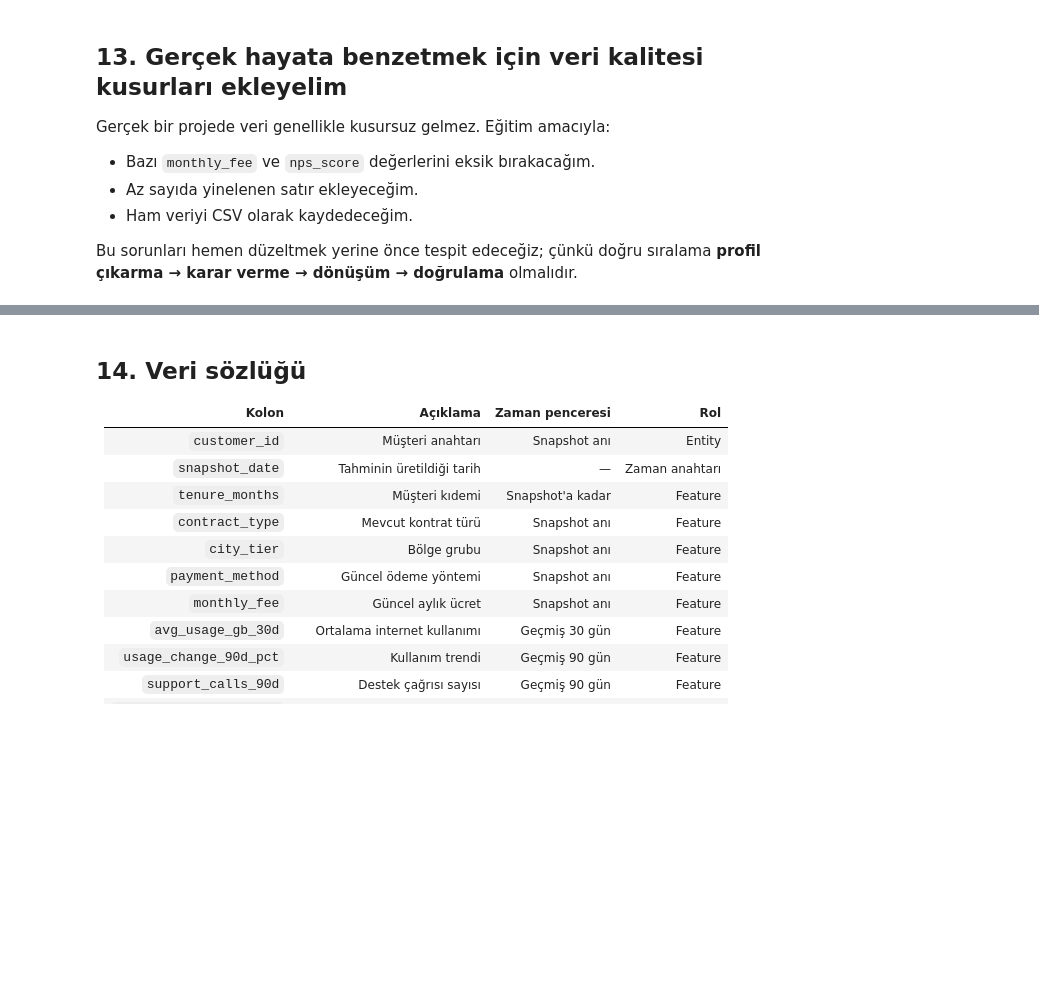
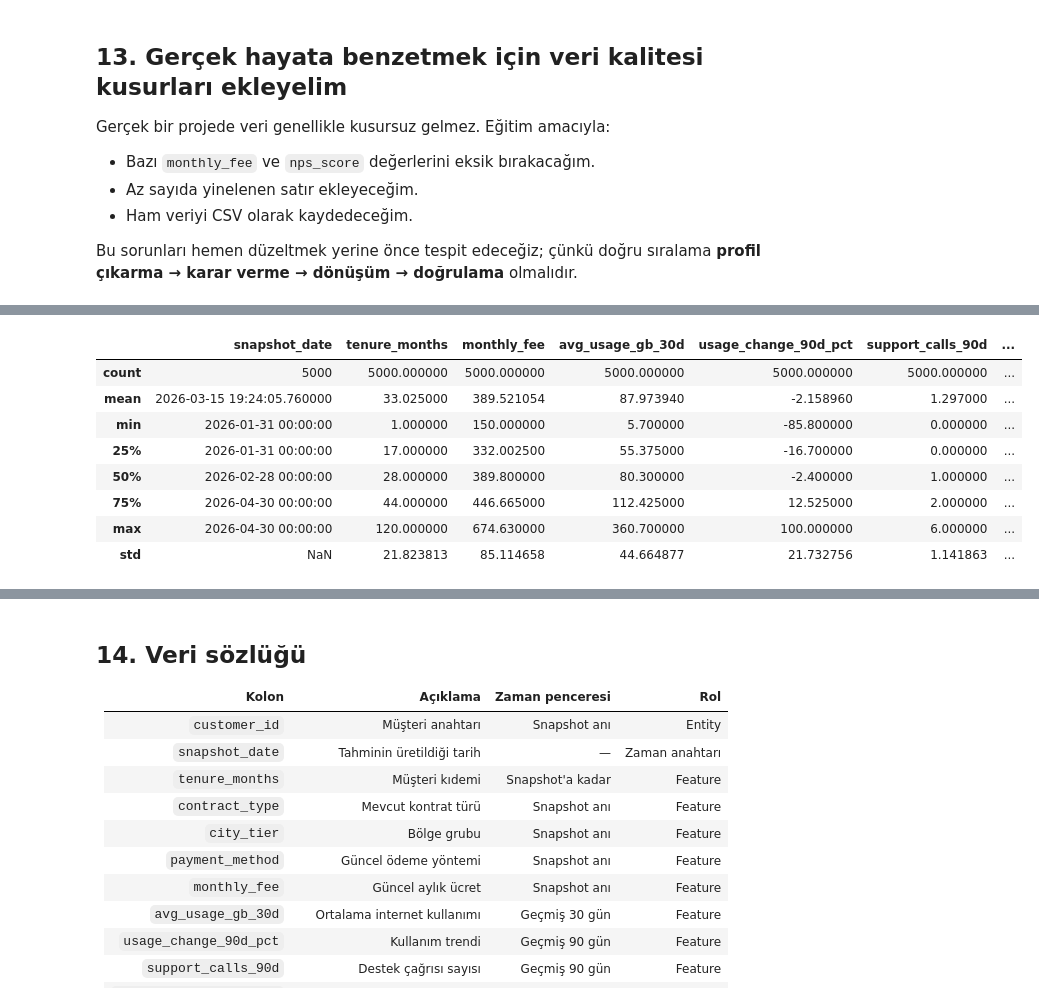
Before and after one commit to serkanars/modern-makine-ogrenmesi-mimarisi-gelistirme-dersi, a Jupyter notebook: hafta_2/Hafta_2_Problem_Tanimindan_Modellemeye_Hazir_Veriye.ipynb, the cells around one changed output, grey strips where cells are left out. Drawn from its saved outputs; the diff is of its cells as text; code cells hidden in the pictures; blank space fills up the shorter version.

```diff
--- a/hafta_2/Hafta_2_Problem_Tanimindan_Modellemeye_Hazir_Veriye.ipynb
+++ b/hafta_2/Hafta_2_Problem_Tanimindan_Modellemeye_Hazir_Veriye.ipynb
@@ -356,0 +376,12 @@ print(f"Boyut: {raw_df.shape}")
+# %%
+raw_df.describe()
+# %% [output]
+|  | snapshot_date | tenure_months | monthly_fee | avg_usage_gb_30d | usage_change_90d_pct | support_calls_90d | ... |
+| count | 5000 | 5000.000000 | 5000.000000 | 5000.000000 | 5000.000000 | 5000.000000 | ... |
+| mean | 2026-03-15 19:24:05.760000 | 33.025000 | 389.521054 | 87.973940 | -2.158960 | 1.297000 | ... |
+| min | 2026-01-31 00:00:00 | 1.000000 | 150.000000 | 5.700000 | -85.800000 | 0.000000 | ... |
+| 25% | 2026-01-31 00:00:00 | 17.000000 | 332.002500 | 55.375000 | -16.700000 | 0.000000 | ... |
+| 50% | 2026-02-28 00:00:00 | 28.000000 | 389.800000 | 80.300000 | -2.400000 | 1.000000 | ... |
+| 75% | 2026-04-30 00:00:00 | 44.000000 | 446.665000 | 112.425000 | 12.525000 | 2.000000 | ... |
+| max | 2026-04-30 00:00:00 | 120.000000 | 674.630000 | 360.700000 | 100.000000 | 6.000000 | ... |
+| std | NaN | 21.823813 | 85.114658 | 44.664877 | 21.732756 | 1.141863 | ... |
```
Also changed, not shown: parts of 11 cells of this notebook, 4 other files.
